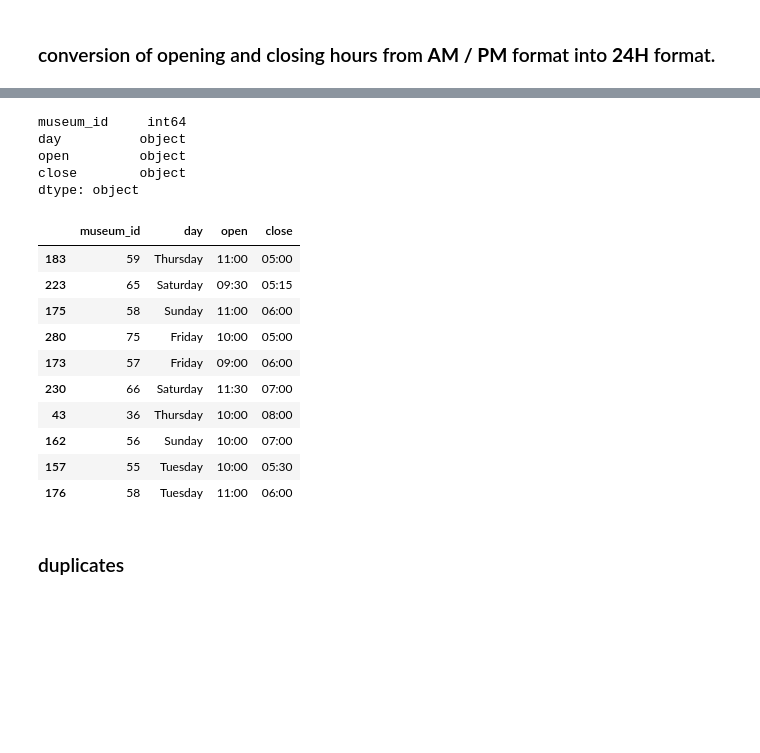
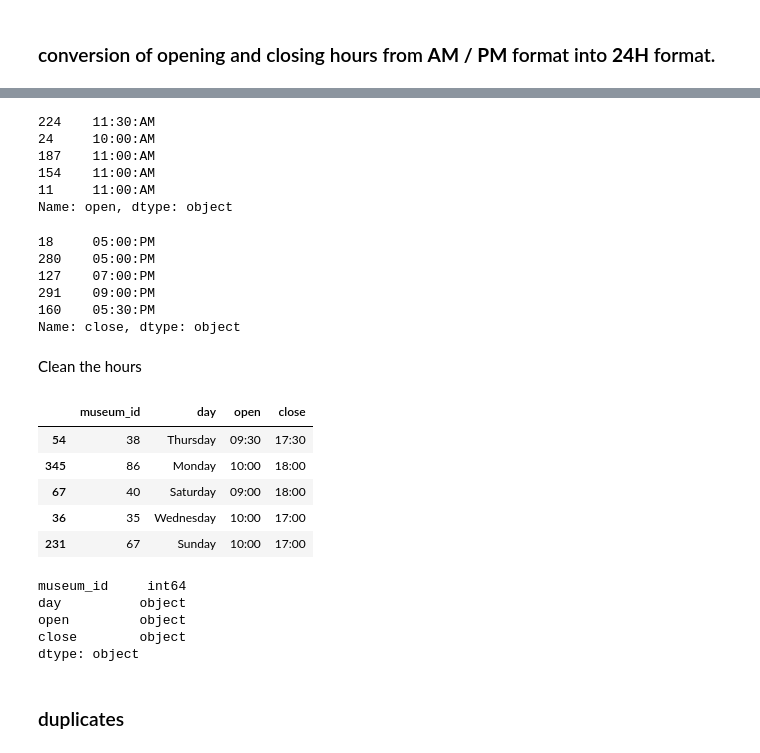
Before and after one commit to chusk2/SQL_challenge_paintings, a Jupyter notebook: data_cleaning_notebook.ipynb, the cells around one changed output, grey strips where cells are left out. Drawn from its saved outputs; the diff is of its cells as text; code cells hidden in the pictures; blank space fills up the shorter version.

```diff
--- a/data_cleaning_notebook.ipynb
+++ b/data_cleaning_notebook.ipynb
@@ -576,0 +588,20 @@ museum_hours.close = pd.to_datetime(museum_hours.close, format = '%H:%M:%p').dt.
+# %%
+museum_hours.open.sample(5)
+# %% [output]
+224    11:30:AM
+24     10:00:AM
+187    11:00:AM
+154    11:00:AM
+11     11:00:AM
+Name: open, dtype: object
+# %%
+museum_hours.close.sample(5)
+# %% [output]
+18     05:00:PM
+280    05:00:PM
+127    07:00:PM
+291    09:00:PM
+160    05:30:PM
+Name: close, dtype: object
+# %% [markdown]
+Clean the hours
@@ -577,3 +611,12 @@ museum_hours.close = pd.to_datetime(museum_hours.close, format = '%H:%M:%p').dt.
+# %%
+museum_hours.sample(5)
+# %% [output]
+|  | museum_id | day | open | close |
+| 54 | 38 | Thursday | 09:30 | 17:30 |
+| 345 | 86 | Monday | 10:00 | 18:00 |
+| 67 | 40 | Saturday | 09:00 | 18:00 |
+| 36 | 35 | Wednesday | 10:00 | 17:00 |
+| 231 | 67 | Sunday | 10:00 | 17:00 |
 # %%
 museum_hours.dtypes
 # %% [output]
@@ -582,20 +625,6 @@ day          object
 open         object
 close        object
 dtype: object
-# %%
-museum_hours.sample(10)
-# %% [output]
-|  | museum_id | day | open | close |
-| 183 | 59 | Thursday | 11:00 | 05:00 |
-| 223 | 65 | Saturday | 09:30 | 05:15 |
-| 175 | 58 | Sunday | 11:00 | 06:00 |
-| 280 | 75 | Friday | 10:00 | 05:00 |
-| 173 | 57 | Friday | 09:00 | 06:00 |
-| 230 | 66 | Saturday | 11:30 | 07:00 |
-| 43 | 36 | Thursday | 10:00 | 08:00 |
-| 162 | 56 | Sunday | 10:00 | 07:00 |
-| 157 | 55 | Tuesday | 10:00 | 05:30 |
-| 176 | 58 | Tuesday | 11:00 | 06:00 |
 # %% [markdown]
 ### duplicates
 # %%
```
Also changed, not shown: parts of 6 cells of this notebook, 1 other file.
